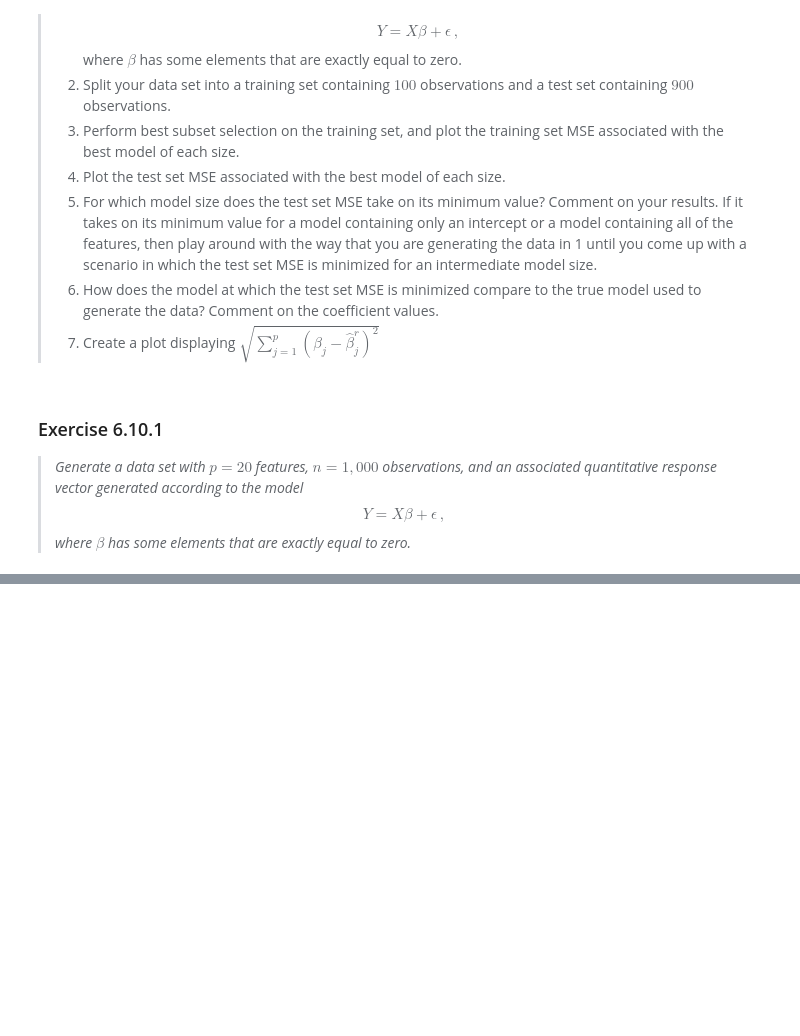
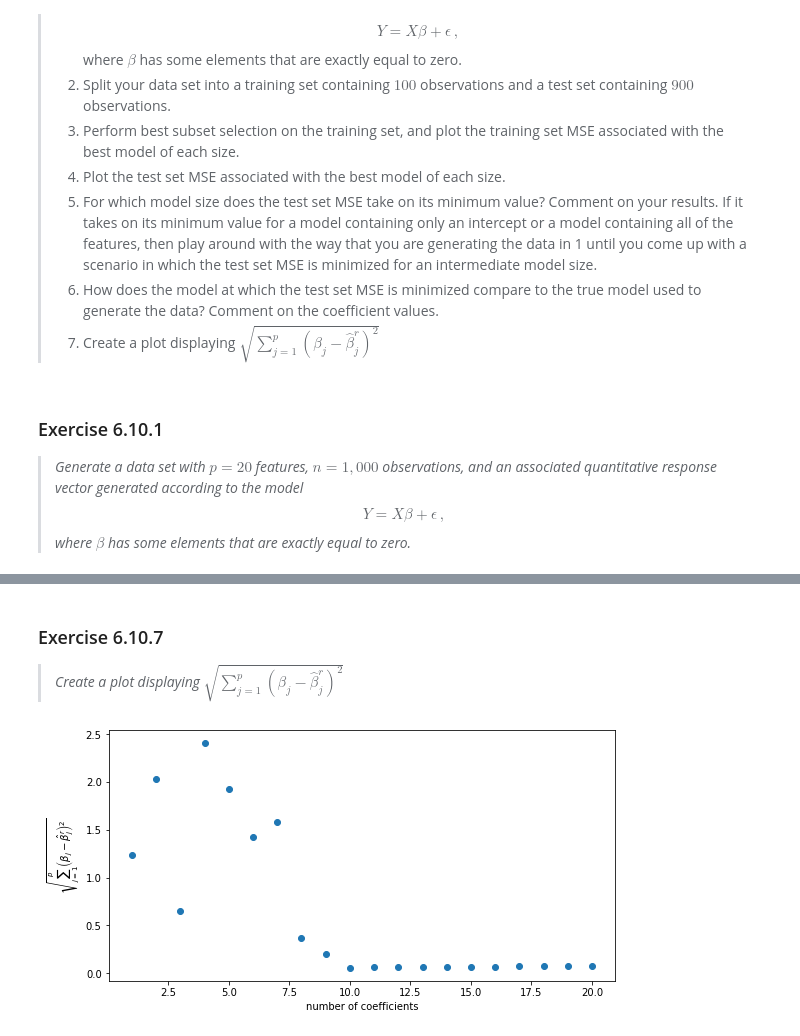
Before and after one commit to HerrBroekman/Python-solutions-for-An-Introduction-to-Statistical-Learning, a Jupyter notebook: Chapter6/Exercise10/6_10.ipynb, the cells around one changed output, grey strips where cells are left out. Saved outputs shown, nothing was run; the diff lists cells and outputs as text; code cells hidden in the pictures; blank space fills up the shorter version.

```diff
--- a/Chapter6/Exercise10/6_10.ipynb
+++ b/Chapter6/Exercise10/6_10.ipynb
@@ -41,0 +219,10 @@ n = 1000
+# %%
+descriptiveColumns = df_best_submodels[df_best_submodels['testing MSE'] == df_best_submodels['testing MSE'].min()]['variables'].to_numpy()[0]
+model = LinearRegression()
+_ = model.fit(df_X[descriptiveColumns], Y)
+estimates = pd.DataFrame({
+    'coefficient': descriptiveColumns,
+    'estimated value': model.coef_
+})
+estimates = estimates.set_index('coefficient')
+df_beta[df_beta['value'] != 0].merge(estimates, how='outer', left_index=True, right_index=True).fillna(0)
@@ -41,0 +246,26 @@ n = 1000
+# %% [markdown]
+<h3>Exercise 6.10.7</h3>
+<blockquote>
+    <i>Create a plot displaying $\sqrt{ \sum_{j=1}^p \left( \beta_j - \hat{\beta}_j^r \right)^2 }$</i>
+</blockquote>
+# %%
+plot_data = []
+for k, (descriptiveColumns_best_subset, MSE_train, MSE_test) in best_submodels.items():
+    beta_indices = np.array(descriptiveColumns_best_subset, dtype=int) - 1
+    coeffs = beta[beta_indices]
+
+    model = LinearRegression()
+    _ = model.fit(df_X[descriptiveColumns_best_subset], Y)
+    coeffs_hat = model.coef_
+
+    plot_data.append([k, np.sum((coeffs - coeffs_hat)**2)**0.5])
+
+plot_data = np.array(plot_data)
+
+numberOfSubplots = 1
+fig, ax1 = plt.subplots(1, numberOfSubplots, constrained_layout=True, figsize=(8*numberOfSubplots, 4))
+_ = ax1.scatter(plot_data[:, 0], plot_data[:, 1])
+_ = ax1.set_xlabel('number of coefficients')
+_ = ax1.set_ylabel(r'$\sqrt{ \sum_{j=1}^p \left( \beta_j - \hat{\beta}_j^r \right)^2 }$')
+# %% [output]
+[figure, added]
```
Also changed, not shown: parts of 12 cells of this notebook.
